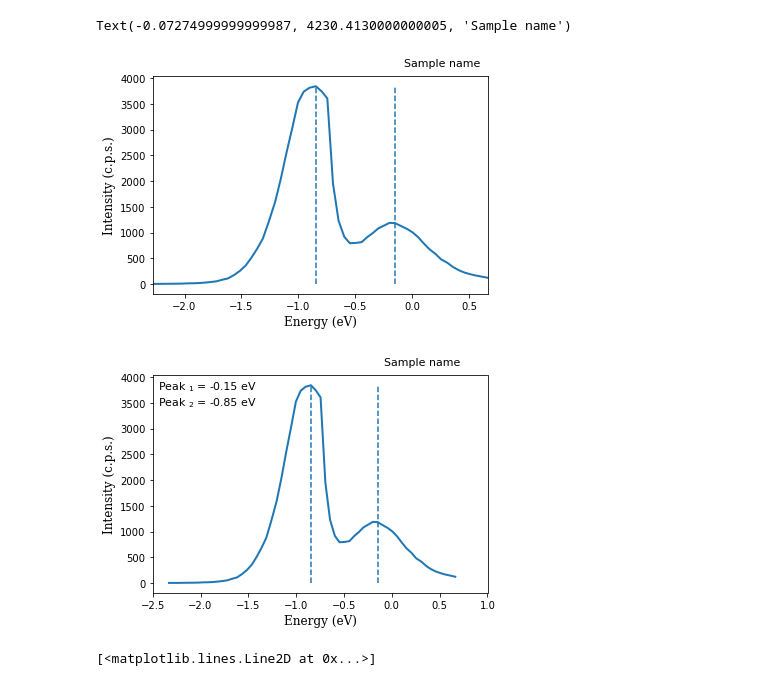
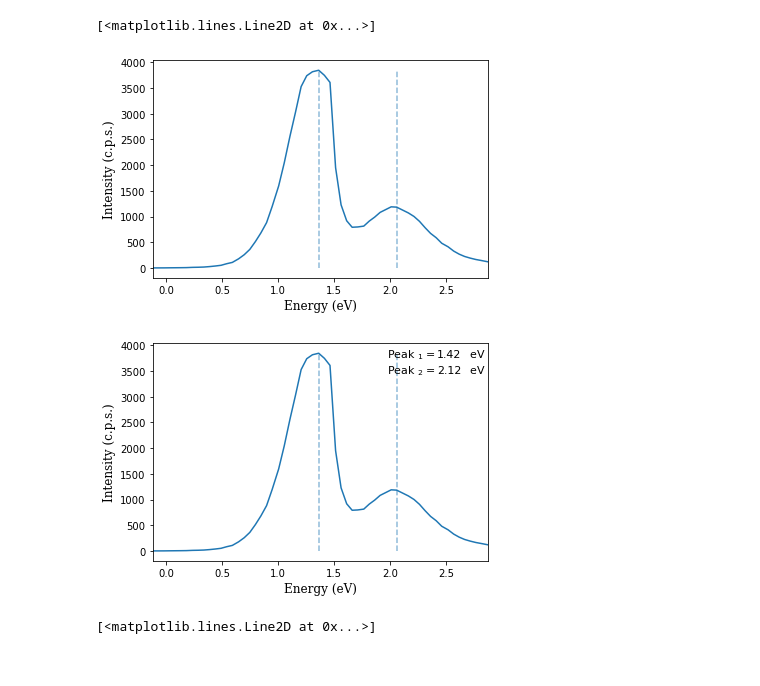
Before and after one commit to renecartaya/Quadrupole-Mass-Spectrometry, a Jupyter notebook: Quadrupole_Mass_Spectrometry_Sample.ipynb, the cells around one changed output. Drawn from its saved outputs; the diff is of its cells as text; code cells hidden in the pictures.

```diff
--- a/Quadrupole_Mass_Spectrometry_Sample.ipynb
+++ b/Quadrupole_Mass_Spectrometry_Sample.ipynb
@@ -76,56 +84,42 @@ array([[ 2.000e+00,  3.000e+00,  2.280e+00],
 # %%
 #####################################################################################################################################
 ##                                                                                                                                 ##
-##                                          Energy Scan with peak detector                                                         ##
+##                                  Energy Scan with peak detection and identification                                             ##
 ##                                                                                                                                 ##
 #####################################################################################################################################
 
 Directorio = "C:/Users/renea/Desktop/"
-File = "Energy_Scan.txt"
+File = "ES_data.txt"
 
 Data = Directorio + File
 
 ################## Data Loading
 
-DataES = pd.read_csv(Data, sep='\t', skiprows=1)
+DataES = pd.read_csv(Data, sep='\t', skiprows=0)
 DataES = DataES.to_numpy()
-DataES = DataES[0:,1:3]
 
-################ Axis selection
-x = DataES[0:,0]*(-1)
-y = DataES[0:,1]
+x = DataES[:,0]
+y = DataES[:,1]
 
 ############### Peak detection module
 
 peak_widths = np.arange(1,5)
 peak_indices = signal.find_peaks_cwt(y, peak_widths)
 peak_count = len(peak_indices)
 
-
-
 ############## Plot customs
 
-plt.vlines(x[peak_indices[2]], ymin = 0, ymax = max(y),linestyle = "--", linewidth=1.5)
-plt.vlines(x[peak_indices[5]], ymin = 0, ymax = max(y),linestyle = "--", linewidth=1.5)
-
-
-
-############### Plot display
-plt.plot(x,y, linewidth = 2)
+plt.vlines(x[peak_indices[2]], ymin = 0, ymax = max(y),linestyle = "--", linewidth=1.5, alpha = 0.5)
+plt.vlines(x[peak_indices[5]], ymin = 0, ymax = max(y),linestyle = "--", linewidth=1.5, alpha = 0.5)
 
 plt.xlim(min(x),max(x))
 plt.xlabel("Energy (eV)", color = "black", family = "Serif", fontsize = 12)
 plt.ylabel("Intensity (c.p.s.)", color = "black", family = "Serif", fontsize = 12)
 
-
-#############      Text
-
-plt.text(max(x)-0.25*(max(x)-min(x)),1.10*(max(y)),"Sample name", fontsize = 11)
-
-##############  Plot file saving
+plt.plot(x,y)
 # %% [output]
-Text(-0.07274999999999987, 4230.4130000000005, 'Sample name')
+[<matplotlib.lines.Line2D at 0x...>]
-[figure, old version]
+[figure, new version]
 # %%
 #####################################################################################################################################
 ##                                                                                                                                 ##
@@ -134,19 +128,17 @@ Text(-0.07274999999999987, 4230.4130000000005, 'Sample name')
 #####################################################################################################################################
 
 Directorio = "C:/Users/renea/Desktop/"
-File = "Energy_Scan.txt"
+File = "ES_data.txt"
 
 Data = Directorio + File
 
 ################## Data Loading
 
-DataES = pd.read_csv(Data, sep='\t')
+DataES = pd.read_csv(Data, sep='\t', skiprows=0)
 DataES = DataES.to_numpy()
-DataES = DataES[0:,1:3]
 
-################ Axis selection
-x = DataES[0:,0]*(-1)
-y = DataES[0:,1]
+x = DataES[:,0]
+y = DataES[:,1]
 
 ############### Peak detection module
 
@@ -154,33 +146,22 @@ peak_widths = np.arange(1,5)
 peak_indices = signal.find_peaks_cwt(y, peak_widths)
 peak_count = len(peak_indices)
 
+############## Plot customs
 
+plt.vlines(x[peak_indices[2]], ymin = 0, ymax = max(y),linestyle = "--", linewidth=1.5, alpha = 0.5)
+plt.vlines(x[peak_indices[5]], ymin = 0, ymax = max(y),linestyle = "--", linewidth=1.5, alpha = 0.5)
 
-############## Peak tracking
-
-plt.vlines(x[peak_indices[2]], ymin = 0, ymax = max(y),linestyle = "--", linewidth=1.5)
-plt.vlines(x[peak_indices[5]], ymin = 0, ymax = max(y),linestyle = "--", linewidth=1.5)
-
-
-
-############### Plot display
-plt.plot(x,y, linewidth = 2)
-
-plt.xlim(-2.5, 1)
+plt.xlim(min(x),max(x))
 plt.xlabel("Energy (eV)", color = "black", family = "Serif", fontsize = 12)
 plt.ylabel("Intensity (c.p.s.)", color = "black", family = "Serif", fontsize = 12)
 
-
-#############      Text
-
-plt.text(max(x)-0.25*(max(x)-min(x)),1.10*(max(y)),"Sample name", fontsize = 11)
-
+plt.plot(x,y)
 
 ############  Peaks identification
 
-plt.text(max(x)-1.04*(max(x)-min(x)),0.90*max(y), "Peak $_1$ =          eV \nPeak $_2$ =          eV ", fontsize = 11)
-plt.text(max(x)-0.86*(max(x)-min(x)),0.98*max(y), float("{0:.2f}".format(x[peak_indices[5]])), fontsize = 11)
-plt.text(max(x)-0.86*(max(x)-min(x)),0.90*max(y), float("{0:.2f}".format(x[peak_indices[2]])), fontsize = 11)
+plt.text(max(x)-0.3*(max(x)-min(x)),0.90*max(y), "Peak $_1$ =          eV \nPeak $_2$ =          eV ", fontsize = 11)
+plt.text(max(x)-0.15*(max(x)-min(x)),0.98*max(y), float("{0:.2f}".format(x[peak_indices[3]])), fontsize = 11)
+plt.text(max(x)-0.15*(max(x)-min(x)),0.90*max(y), float("{0:.2f}".format(x[peak_indices[6]])), fontsize = 11)
 
 #plt.text(max(x)-0.35*(max(x)-min(x)),0.87*max(y), "FWHM = ", fontsize = 12)
 
@@ -188,7 +169,7 @@ plt.text(max(x)-0.86*(max(x)-min(x)),0.90*max(y), float("{0:.2f}".format(x[peak_
 
 plt.savefig("C:/Users/renea/Desktop/Energy_scan_sample.png", dpi=350)
 # %% [output]
-[figure, old version]
+[figure, new version]
 # %%
 #####################################################################################################################################
 ##                                                                                                                                 ##
```
Also changed, not shown: parts of 3 cells of this notebook.
